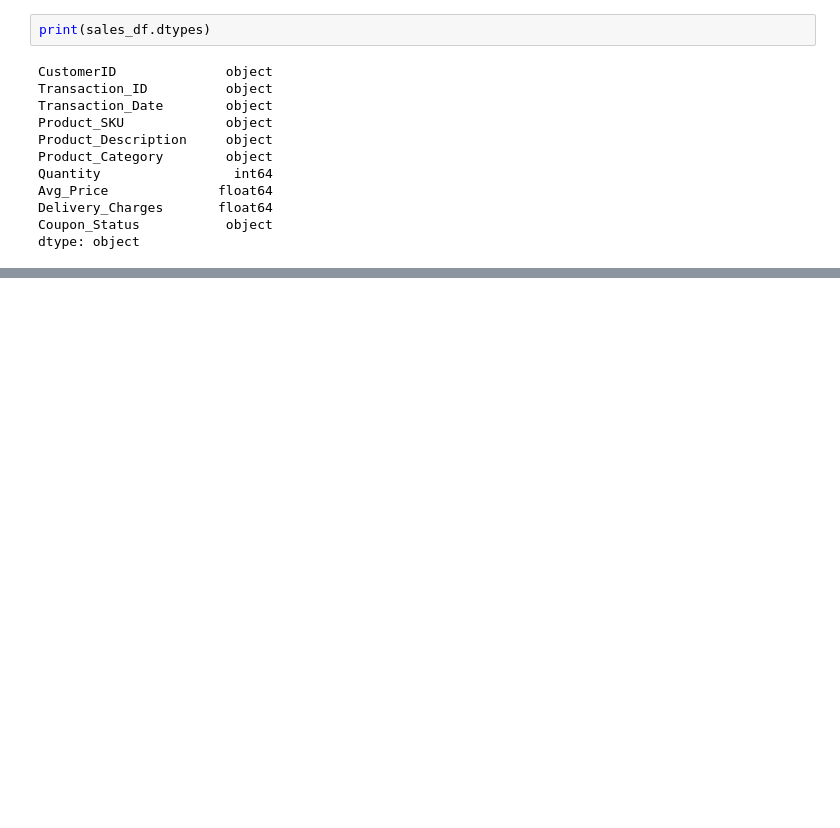
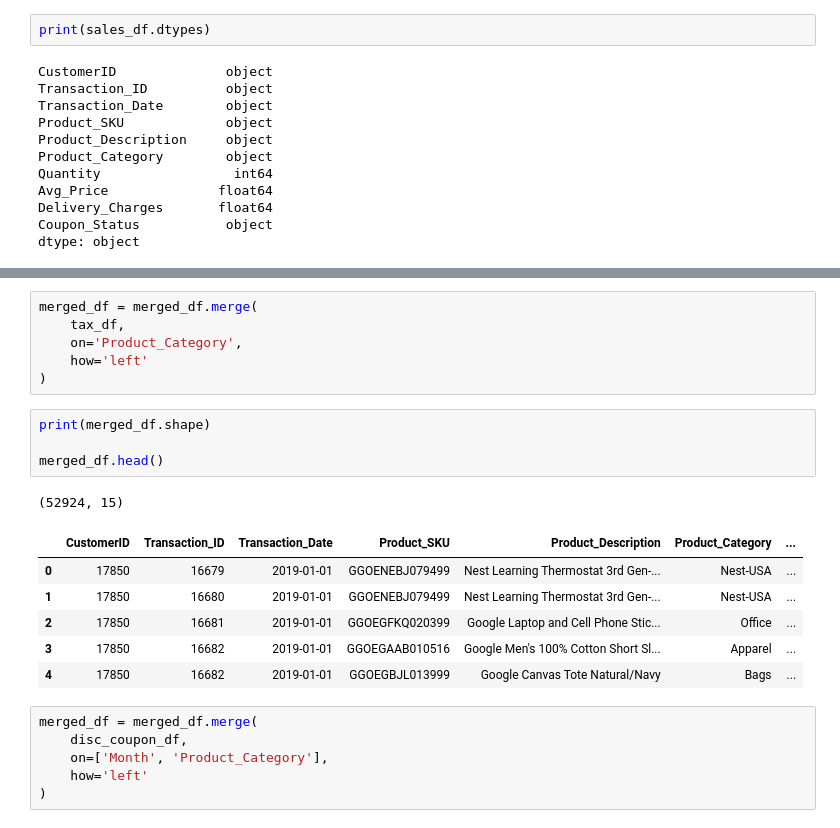
Before and after one commit to anp2/Declarative-Pipeline, a Jupyter notebook: EcommProj.ipynb, the cells around one changed output, grey strips where cells are left out. Drawn from its saved outputs; the diff is of its cells as text; blank space fills up the shorter version.

```diff
--- a/EcommProj.ipynb
+++ b/EcommProj.ipynb
@@ -186,0 +327,24 @@ dtype: object
+# %%
+merged_df = merged_df.merge(
+    tax_df,
+    on='Product_Category',
+    how='left'
+)
+# %%
+print(merged_df.shape)
+
+merged_df.head()
+# %% [output]
+(52924, 15)
+|  | CustomerID | Transaction_ID | Transaction_Date | Product_SKU | Product_Description | Product_Category | ... |
+| 0 | 17850 | 16679 | 2019-01-01 | GGOENEBJ079499 | Nest Learning Thermostat 3rd Gen-... | Nest-USA | ... |
+| 1 | 17850 | 16680 | 2019-01-01 | GGOENEBJ079499 | Nest Learning Thermostat 3rd Gen-... | Nest-USA | ... |
+| 2 | 17850 | 16681 | 2019-01-01 | GGOEGFKQ020399 | Google Laptop and Cell Phone Stic... | Office | ... |
+| 3 | 17850 | 16682 | 2019-01-01 | GGOEGAAB010516 | Google Men's 100% Cotton Short Sl... | Apparel | ... |
+| 4 | 17850 | 16682 | 2019-01-01 | GGOEGBJL013999 | Google Canvas Tote Natural/Navy | Bags | ... |
+# %%
+merged_df = merged_df.merge(
+    disc_coupon_df,
+    on=['Month', 'Product_Category'],
+    how='left'
+)
```
Also changed, not shown: parts of 22 cells of this notebook.
